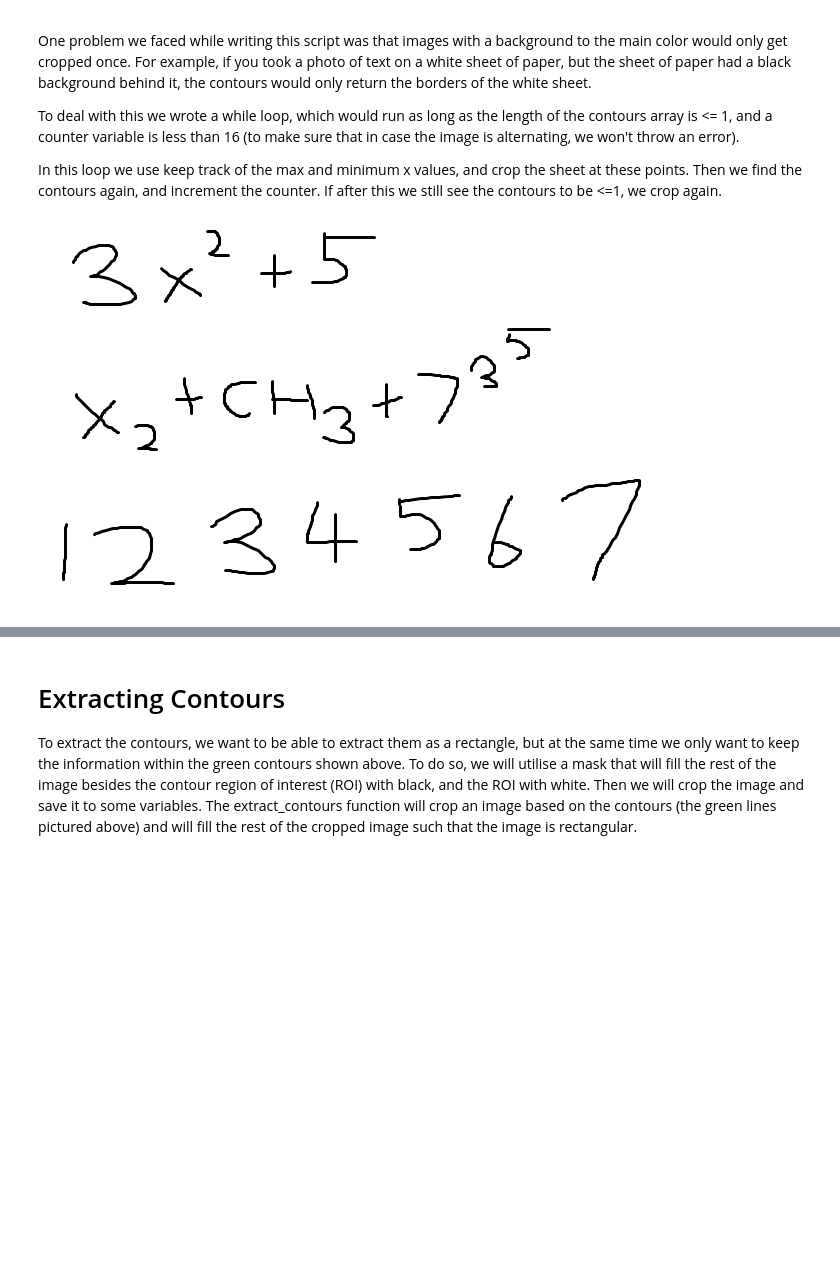
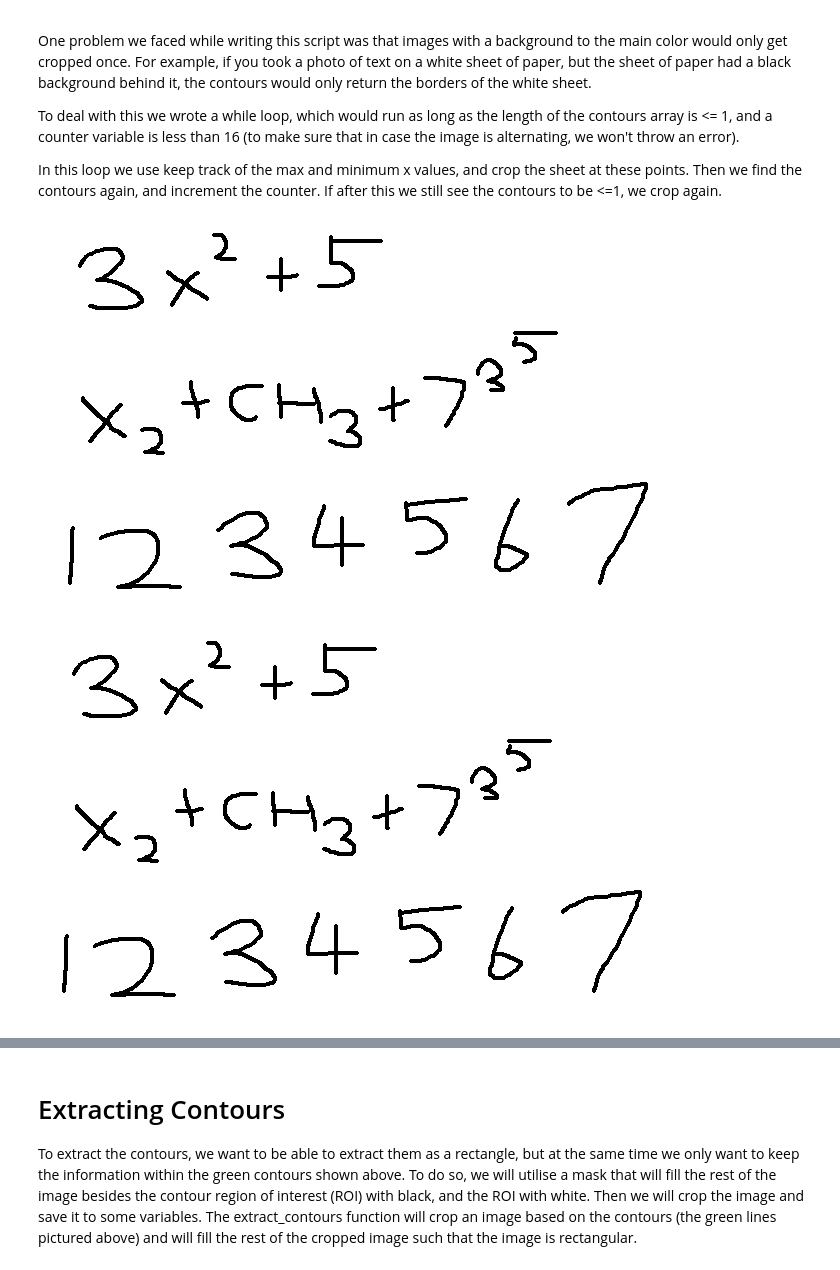
Before and after one commit to muvision/cm-mathvision, a Jupyter notebook: OpenCV.ipynb, the cells around one changed output, grey strips where cells are left out. Cells and saved outputs as stored; diff of their text form; code cells hidden in the pictures; blank space fills up the shorter version.

Commit message:
Binarized images from the start, supports images with black backgrounds, fixed issues related to character contours and images

```diff
--- a/OpenCV.ipynb
+++ b/OpenCV.ipynb
@@ -233,16 +261,30 @@ def border_fix(image, dilation, inverted_mask):
 # %%
 cropped_image = prepare_crop(image)
 
+cropped_image = binarize_img(cropped_image)
+cropped_image = cv2.cvtColor(cropped_image, cv2.COLOR_GRAY2RGB)
+
+c_color = common_color(cropped_image)
+
+if (c_color == [0,0,0]):
+  w_mask = np.full((cropped_image.shape[0], cropped_image.shape[1], 3), (255, 255, 255), dtype=np.uint8)
+  cropped_image = cv2.bitwise_xor(cropped_image, w_mask)
+
+kernel = cv2.getStructuringElement(cv2.MORPH_ELLIPSE, (2, 2))
+cropped_image = cv2.erode(cropped_image, kernel, iterations=1)
+
+cv2_imshow(cropped_image)
 # Cropping the borders by 1% if case any there was unclean cropping of image
 height_diff = int(cropped_image.shape[0] * 0.01)
 width_diff = int(cropped_image.shape[1] * 0.01)
 
 cropped_image = cropped_image[height_diff:cropped_image.shape[0] - height_diff,
                               width_diff:cropped_image.shape[1] - width_diff]
 
 cv2_imshow(cropped_image)
 # %% [output]
-[figure, old version]
+[figure, new version]
+[figure, added]
 # %%
 dilation, inverted_dilation = prepare_image(cropped_image, (100,5))
 
```
Also changed, not shown: parts of 12 cells of this notebook.
